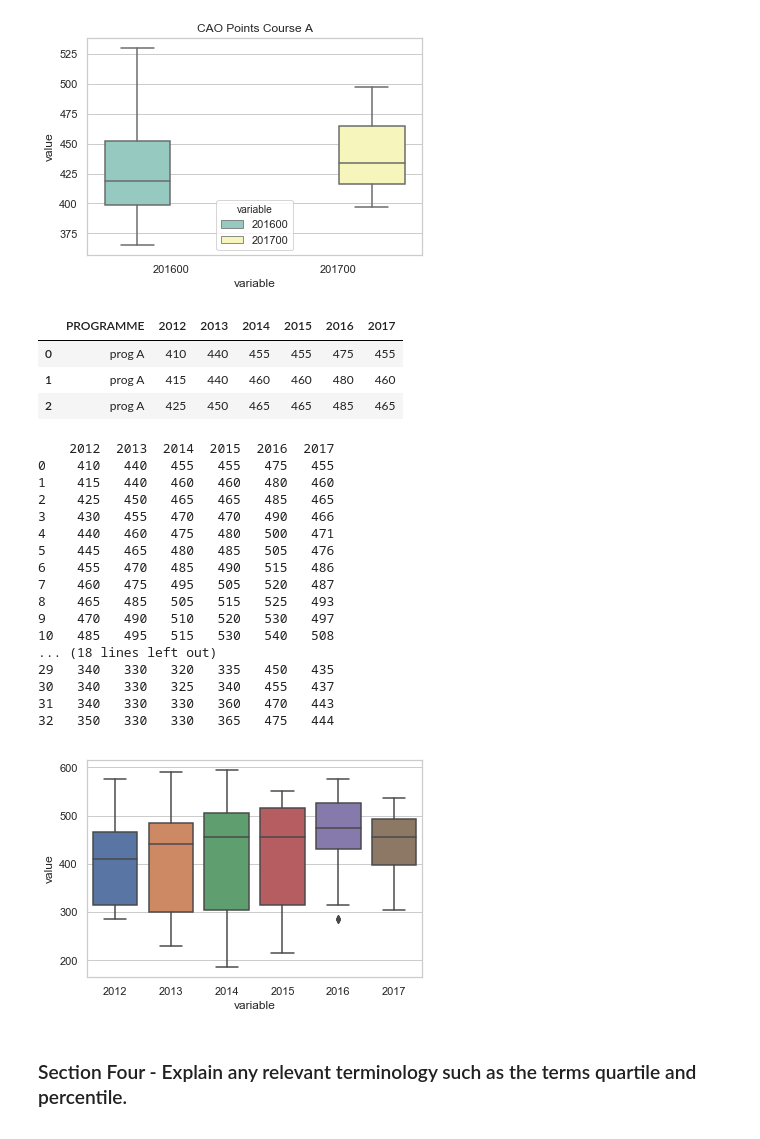
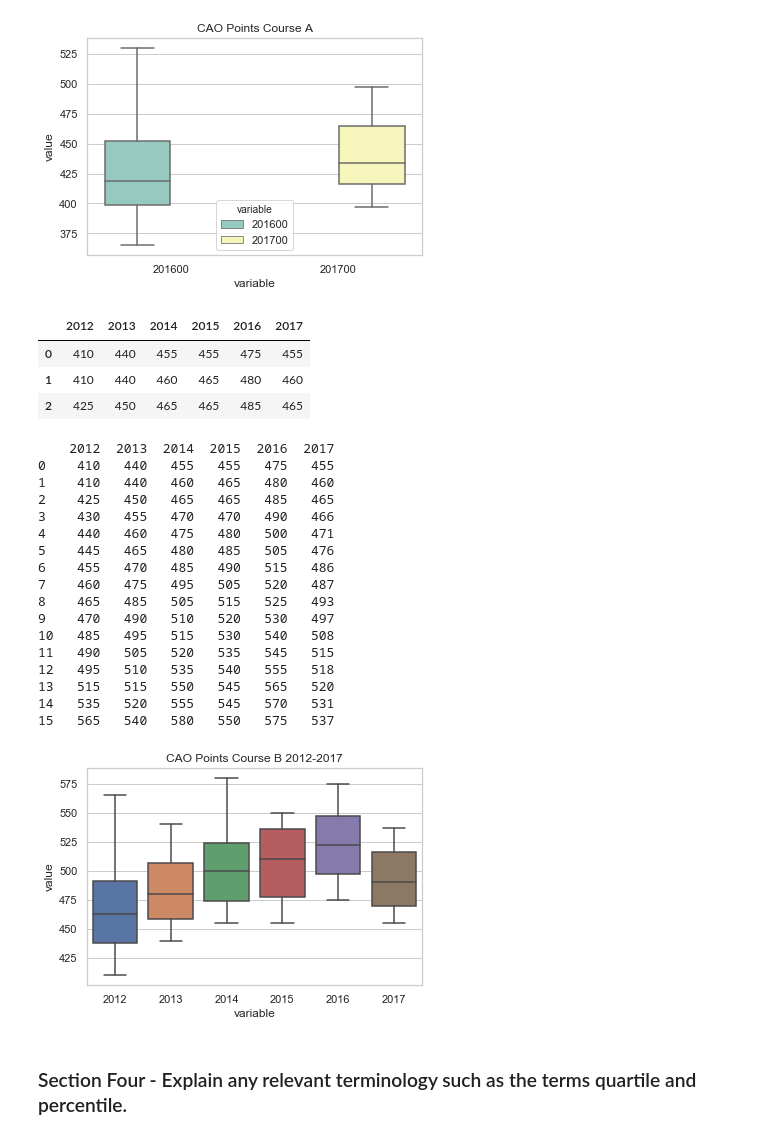
Before and after one commit to Hudsonsue/BOXPLOTS, a Jupyter notebook: BOX PLOTS.ipynb, the cells around one changed output. Cells and saved outputs as stored; diff of their text form; code cells hidden in the pictures.

Commit message:
updated second boxplot data csv location to link

```diff
--- a/BOX PLOTS.ipynb
+++ b/BOX PLOTS.ipynb
@@ -136,10 +136,10 @@ plt.show()
 # %% [output]
 [figure]
 # %%
-df3 = pd.read_csv("boxplotdata.csv",  header = 0)
+df3 = pd.read_csv("https://raw.githubusercontent.com/Hudsonsue/BOXPLOTS/master/boxplotdata.csv",  header = 0)
 df3.head(3)
 # %% [output]
-|  | PROGRAMME | 2012 | 2013 | 2014 | 2015 | 2016 | 2017 |
-| 0 | prog A | 410 | 440 | 455 | 455 | 475 | 455 |
-| 1 | prog A | 415 | 440 | 460 | 460 | 480 | 460 |
-| 2 | prog A | 425 | 450 | 465 | 465 | 485 | 465 |
+|  | 2012 | 2013 | 2014 | 2015 | 2016 | 2017 |
+| 0 | 410 | 440 | 455 | 455 | 475 | 455 |
+| 1 | 410 | 440 | 460 | 465 | 480 | 460 |
+| 2 | 425 | 450 | 465 | 465 | 485 | 465 |
@@ -149,27 +146,28 @@ plt.show()
 # %%
 df4 = pd.DataFrame(data = df3, columns = [ '2012','2013', '2014', '2015','2016','2017'] )
 print(df4)
-sns.boxplot(x="variable", y="value", data= pd.melt(df4))
+sns.boxplot(x="variable", y="value", data= pd.melt(df4)).set_title("CAO Points Course B 2012-2017")
 plt.show()
+plt.show()
 # %% [output]
     2012  2013  2014  2015  2016  2017
 0    410   440   455   455   475   455
-1    415   440   460   460   480   460
+1    410   440   460   465   480   460
 2    425   450   465   465   485   465
 3    430   455   470   470   490   466
 4    440   460   475   480   500   471
 5    445   465   480   485   505   476
 6    455   470   485   490   515   486
 7    460   475   495   505   520   487
 8    465   485   505   515   525   493
 9    470   490   510   520   530   497
 10   485   495   515   530   540   508
-... (18 lines left out)
-29   340   330   320   335   450   435
-30   340   330   325   340   455   437
-31   340   330   330   360   470   443
-32   350   330   330   365   475   444
+11   490   505   520   535   545   515
+12   495   510   535   540   555   518
+13   515   515   550   545   565   520
+14   535   520   555   545   570   531
+15   565   540   580   550   575   537
-[figure, old version]
+[figure, new version]
 # %% [markdown]
 ### Section Four - Explain any relevant terminology such as the terms quartile and percentile.
 # %% [markdown]
```
Also changed, not shown: parts of 4 cells of this notebook.
